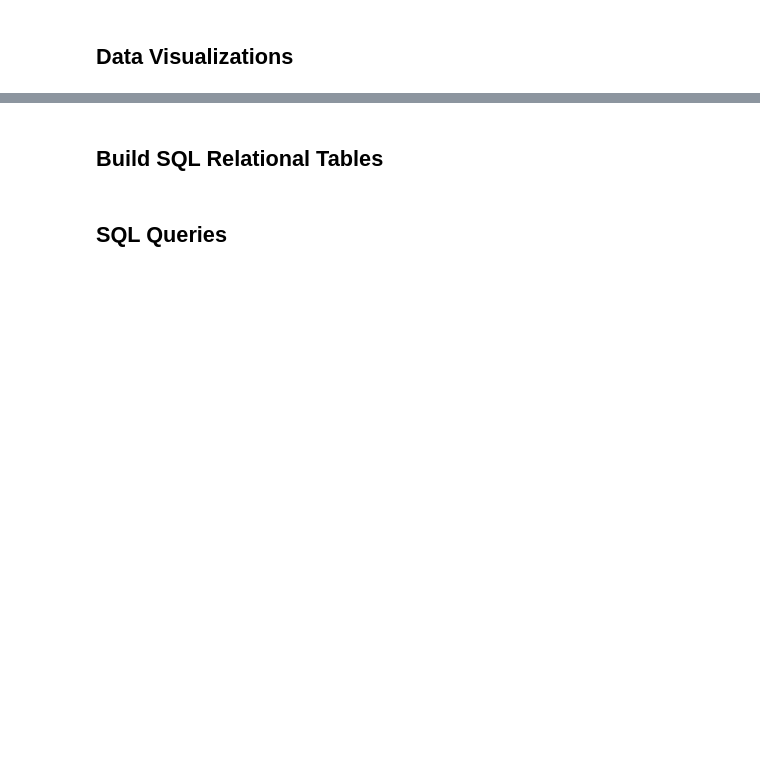
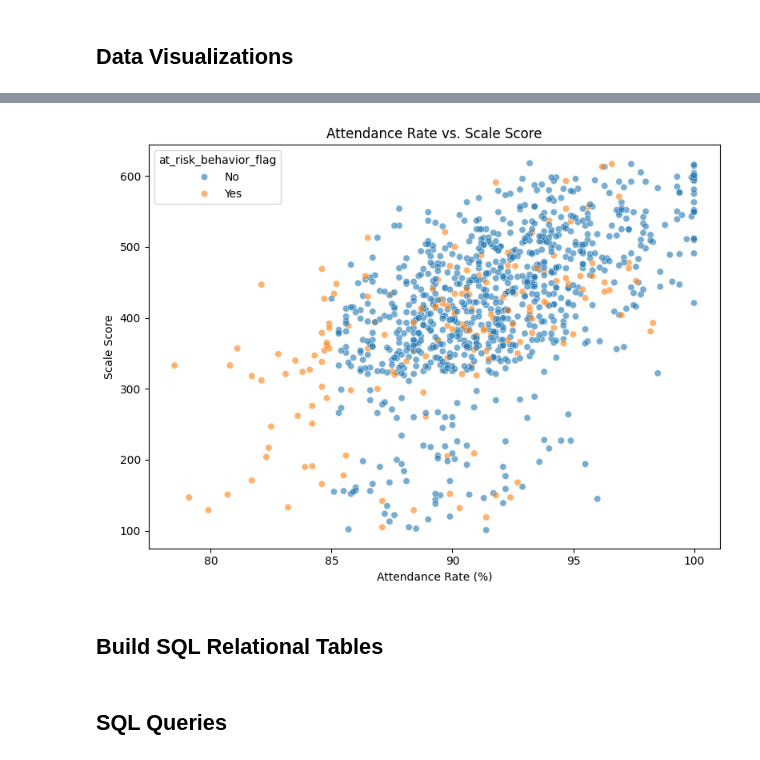
Before and after one commit to peklein1/Tracking_Progress_in_ElementarySchools, a Jupyter notebook: notebooks/tracking_progress_elem_schools_eda.ipynb, the cells around one changed output, grey strips where cells are left out. Drawn from its saved outputs; the diff is of its cells as text; code cells hidden in the pictures; blank space fills up the shorter version.

```diff
--- a/notebooks/tracking_progress_elem_schools_eda.ipynb
+++ b/notebooks/tracking_progress_elem_schools_eda.ipynb
@@ -440,3 +768,19 @@ plt.show()
+# %%
+plt.figure(figsize=(8, 6))
+sns.scatterplot(
+    data=df_diag,
+    x="attendance_rate",
+    y="scale_score",
+    hue="at_risk_behavior_flag",
+    alpha=0.6
+)
+plt.title("Attendance Rate vs. Scale Score")
+plt.xlabel("Attendance Rate (%)")
+plt.ylabel("Scale Score")
+plt.tight_layout()
+plt.show()
+# %% [output]
+[figure, added]
 # %% [markdown]
 ## Build SQL Relational Tables
 # %%
```
Also changed, not shown: parts of 54 cells of this notebook, 1 other file.
